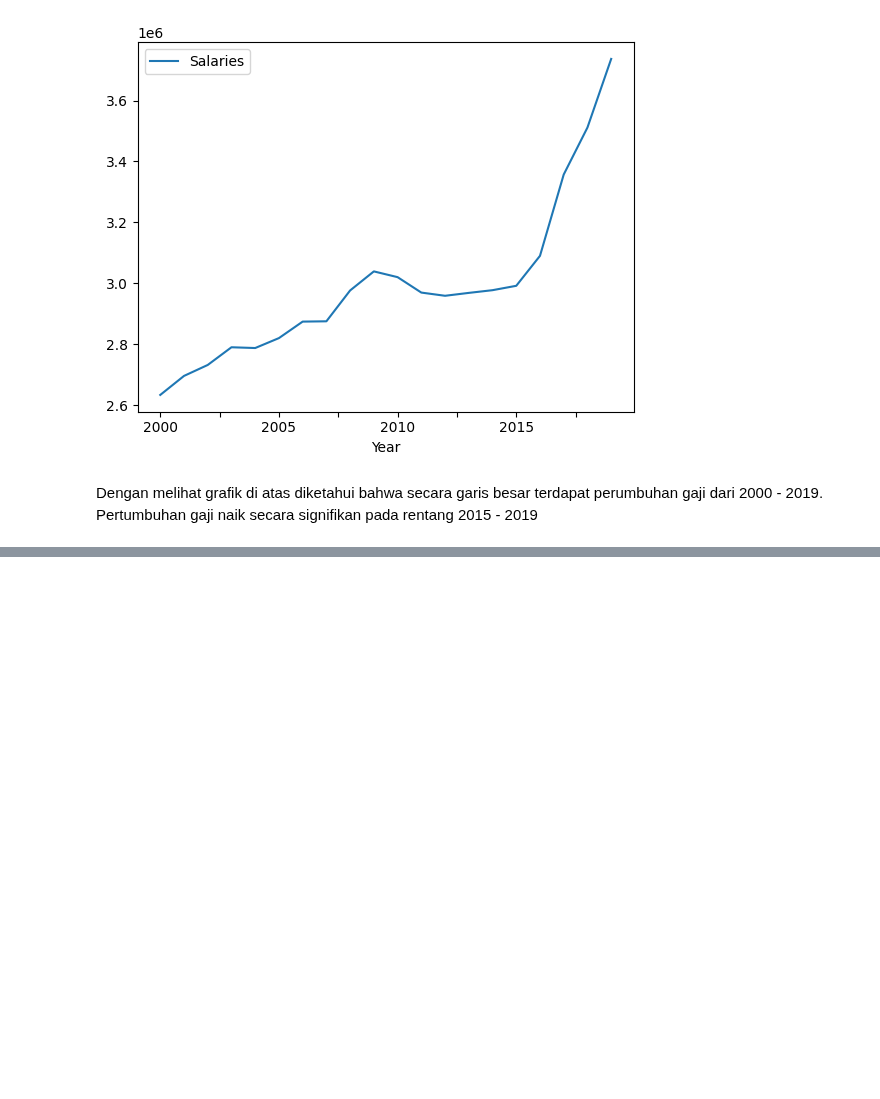
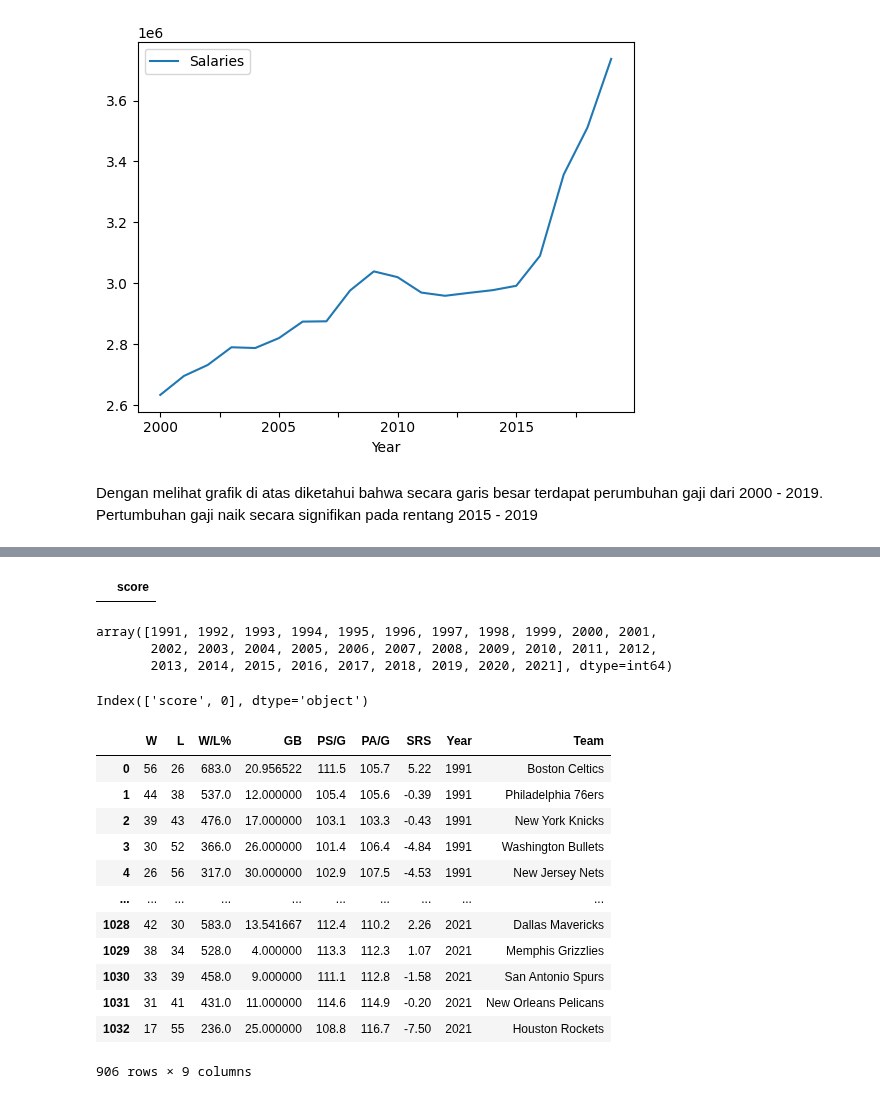
Before and after one commit to akmalgomal3/nba-kasddead, a Jupyter notebook: dataset-insight.ipynb, the cells around one changed output, grey strips where cells are left out. Saved outputs shown, nothing was run; the diff lists cells and outputs as text; code cells hidden in the pictures; blank space fills up the shorter version.

```diff
--- a/dataset-insight.ipynb
+++ b/dataset-insight.ipynb
@@ -390,8 +391,10 @@ Data columns (total 22 columns):
 dtypes: float64(12), int64(6), object(4)
 memory usage: 81.6+ KB
 # %%
-X_raw = mvps_df.drop(["is_mvp", "Rank", "Player", "Tm"],axis=1)
+X_raw = mvps_df.drop(["Rank", "Player", "Tm"],axis=1)
 lst_column = X_raw.columns
-lst_column.append("is_mvp")
 y = mvps_df["is_mvp"]
+X_raw = X_raw.drop(["is_mvp"],axis=1)
+
+display(lst_column)
 # %% [output]
@@ -450,0 +482,12 @@ Dengan melihat grafik di atas diketahui bahwa secara garis besar terdapat perumb
+# %%
+temp_player_df = players_df.copy()
+temp_player_df = temp_player_df.drop(["Rk", "Player", "Pos"],axis=1)
+lst_column_temp_player = temp_player_df.columns
+
+
+for i in lst_column_temp_player :
+    if i != "Tm" :
+        temp_player_df[i] = pd.to_numeric(temp_player_df[i], errors='coerce')
+# %%
+data_player_groupby_team_and_year = temp_player_df.groupby(['Tm','Year']).mean().reset_index()
+display(data_player_groupby_team_and_year.head())
@@ -450,0 +502,46 @@ Dengan melihat grafik di atas diketahui bahwa secara garis besar terdapat perumb
+# %%
+arr_init_name = nicknames_df['Abbreviation'].values
+
+for i in arr_init_name :
+    val_real_team_name = nicknames_df['Name'].loc[nicknames_df['Abbreviation'] == i].values
+    data_player_groupby_team_and_year.loc[data_player_groupby_team_and_year["Tm"] == i, "Tm"] = val_real_team_name[0]
+# %%
+data_player_groupby_team_and_year.rename(columns = {'Tm':'Team' }, inplace = True)
+
+teams_col = teams_df.columns
+for i in teams_col :
+    if i != "Team" :
+        teams_df[i] = pd.to_numeric(teams_df[i], errors='coerce')
+
+temp_teams = teams_df.groupby("Year").mean().reset_index()
+year = temp_teams['Year'].values
+
+d = {"score" : []}
+temp_pd = pd.DataFrame(data = d)
+for i in year :
+    val =  temp_teams['GB'].loc[temp_teams['Year'] == i].values
+    temp = teams_df['GB'].loc[teams_df["Year"] == i].fillna(val[0])
+    temp_pd = pd.concat([temp_pd, temp])
+
+# del temp_pd["score"]
+teams_df["GB"] = temp_pd[0]
+display(teams_df)
+# %% [output]
+|  | score |
+array([1991, 1992, 1993, 1994, 1995, 1996, 1997, 1998, 1999, 2000, 2001,
+       2002, 2003, 2004, 2005, 2006, 2007, 2008, 2009, 2010, 2011, 2012,
+       2013, 2014, 2015, 2016, 2017, 2018, 2019, 2020, 2021], dtype=int64)
+Index(['score', 0], dtype='object')
+|  | W | L | W/L% | GB | PS/G | PA/G | SRS | Year | Team |
+| 0 | 56 | 26 | 683.0 | 20.956522 | 111.5 | 105.7 | 5.22 | 1991 | Boston Celtics |
+| 1 | 44 | 38 | 537.0 | 12.000000 | 105.4 | 105.6 | -0.39 | 1991 | Philadelphia 76ers |
+| 2 | 39 | 43 | 476.0 | 17.000000 | 103.1 | 103.3 | -0.43 | 1991 | New York Knicks |
+| 3 | 30 | 52 | 366.0 | 26.000000 | 101.4 | 106.4 | -4.84 | 1991 | Washington Bullets |
+| 4 | 26 | 56 | 317.0 | 30.000000 | 102.9 | 107.5 | -4.53 | 1991 | New Jersey Nets |
+| ... | ... | ... | ... | ... | ... | ... | ... | ... | ... |
+| 1028 | 42 | 30 | 583.0 | 13.541667 | 112.4 | 110.2 | 2.26 | 2021 | Dallas Mavericks |
+| 1029 | 38 | 34 | 528.0 | 4.000000 | 113.3 | 112.3 | 1.07 | 2021 | Memphis Grizzlies |
+| 1030 | 33 | 39 | 458.0 | 9.000000 | 111.1 | 112.8 | -1.58 | 2021 | San Antonio Spurs |
+| 1031 | 31 | 41 | 431.0 | 11.000000 | 114.6 | 114.9 | -0.20 | 2021 | New Orleans Pelicans |
+| 1032 | 17 | 55 | 236.0 | 25.000000 | 108.8 | 116.7 | -7.50 | 2021 | Houston Rockets |
+906 rows × 9 columns
```
Also changed, not shown: parts of 8 cells of this notebook.
